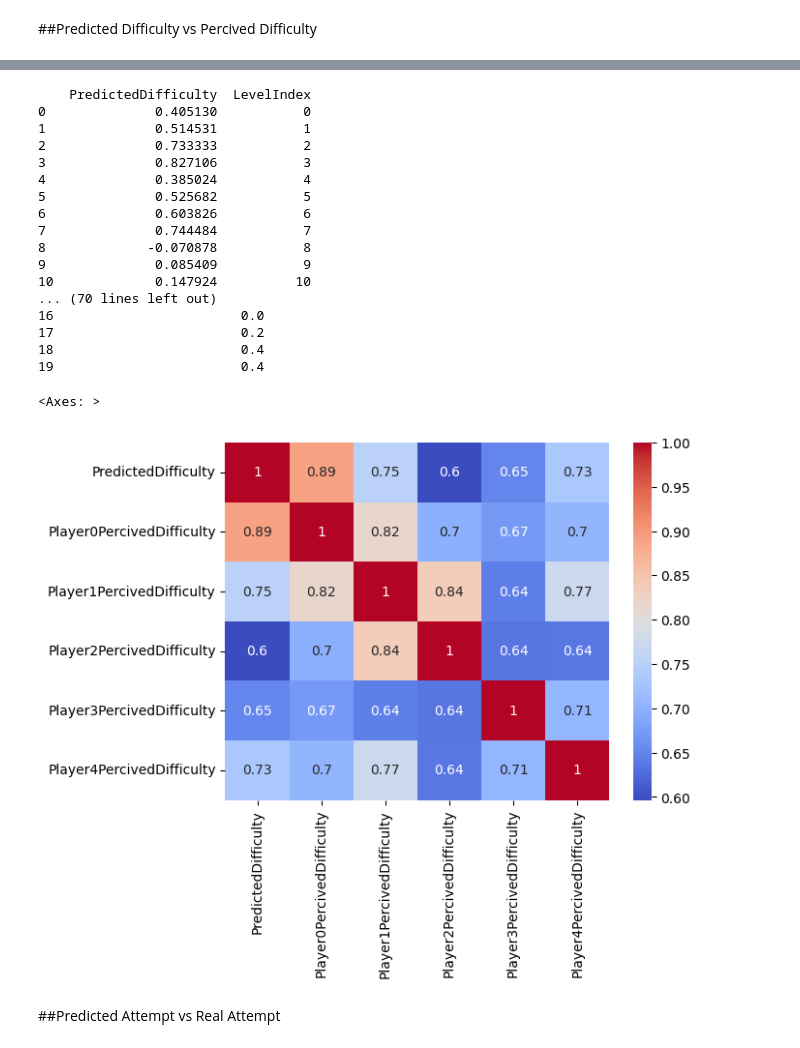
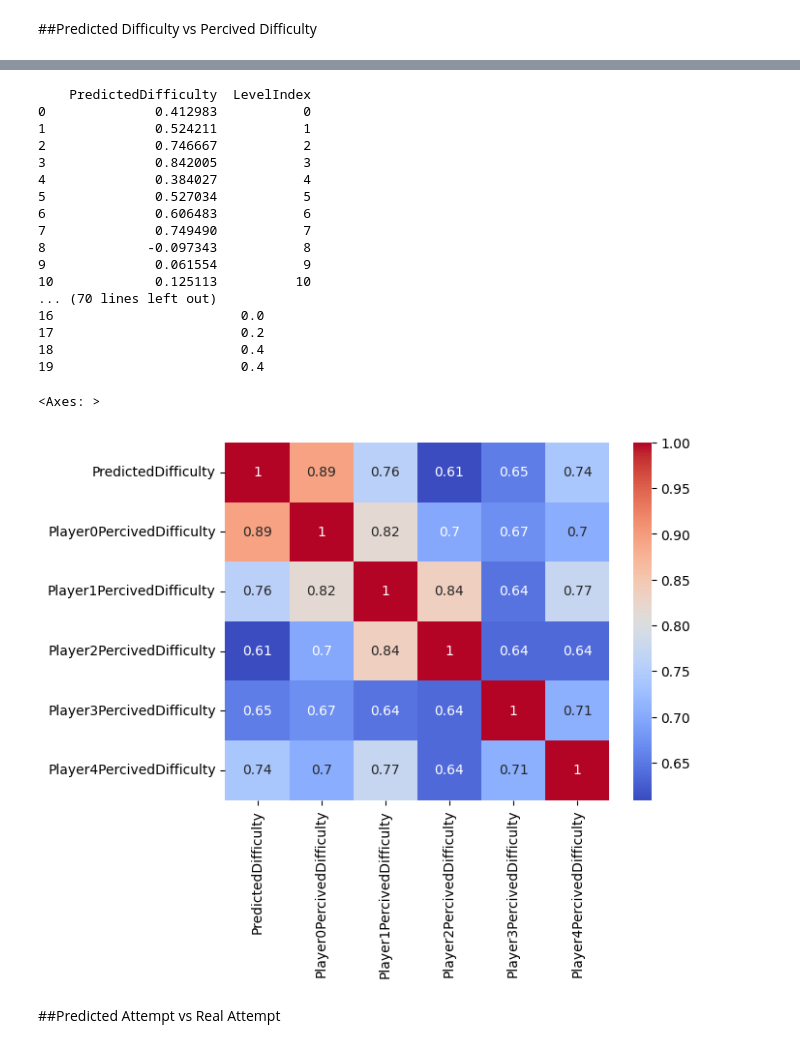
Before and after one commit to LingPeiYu/AaltoThesisDataAnalysis, a Jupyter notebook: AaltoThesisDataAnalysis.ipynb, the cells around one changed output, grey strips where cells are left out. Drawn from its saved outputs; the diff is of its cells as text; code cells hidden in the pictures.

```diff
--- a/AaltoThesisDataAnalysis.ipynb
+++ b/AaltoThesisDataAnalysis.ipynb
@@ -136,4 +109,14 @@ y_test=data_test[['PercivedDifficulty']].to_numpy()
 # %%
+#Get X
+X_train=data_train[['AIBestStep', 'QueenCount', 'RookCount', 'BishopCount', 'KnightCount', 'PawnCount']].to_numpy()
+X_val=data_val[['AIBestStep', 'QueenCount', 'RookCount', 'BishopCount', 'KnightCount', 'PawnCount']].to_numpy()
+X_test=data_test[['AIBestStep', 'QueenCount', 'RookCount', 'BishopCount', 'KnightCount', 'PawnCount']].to_numpy()
+
+#Get Y
+y_train=data_train[['PercivedDifficulty']].to_numpy()
+y_val=data_val[['PercivedDifficulty']].to_numpy()
+y_test=data_test[['PercivedDifficulty']].to_numpy()
+
 tr_errors = []
 val_errors = []
 #Polynomial Regression
@@ -237,10 +242,18 @@ import seaborn as sns
 # %%
 scaler=MinMaxScaler()
 # %%
+data=[]
+data.append(pd.read_csv("2023-3-31-18-54-29.csv", engine="python",encoding="ISO-8859-1", error_bad_lines=False))
+data.append(pd.read_csv("2023-4-1-13-06-22.csv", engine="python",encoding="ISO-8859-1", error_bad_lines=False))
+data.append(pd.read_csv("2023-4-13-14-56-46.csv", engine="python",encoding="ISO-8859-1", error_bad_lines=False))
+data.append(pd.read_csv("2023-4-15-16-17-13.csv", engine="python",encoding="ISO-8859-1", error_bad_lines=False))
+data.append(pd.read_csv("2023-4-17-16-22-19.csv", engine="python",encoding="ISO-8859-1", error_bad_lines=False))
 #sort each test's values by level index
 #extract player's specific data
 playerData=[]
 for i in range(0,len(data)):
+  data[i]['FailureCount']=data[i]['FailureCount']+1
+  data[i]=data[i].rename(columns={'FailureCount': 'Attempt'})
   p='Player'+str(i)
   playerData.append(
       data[i].rename(columns={'Attempt': p+'Attempt'}).rename(columns={'SuccessStep': p+'SuccessStep'}).rename(columns={'PercivedDifficulty': p+'PercivedDifficulty'})
@@ -249,6 +262,12 @@ for i in range(0,len(data)):
   playerData[i]=playerData[i].sort_values(by='LevelIndex',ascending=True)
 
 #sort level data
-LevelData=TestData.drop_duplicates(subset='LevelIndex').sort_values(by='LevelIndex',ascending=True)
-LevelData[['AIBestStep']]=AIStScaler.inverse_transform(LevelData[['AIBestStep']])
-#print(LevelData)
+LevelData=data[0].drop_duplicates(subset='LevelIndex').sort_values(by='LevelIndex',ascending=True)
+
+LevelData=LevelData.assign(KingCount=LevelData['ChessGroup']//100000)
+LevelData=LevelData.assign(QueenCount=LevelData['ChessGroup']%100000//10000)
+LevelData=LevelData.assign(RookCount=LevelData['ChessGroup']%10000//1000)
+LevelData=LevelData.assign(BishopCount=LevelData['ChessGroup']%1000//100)
+LevelData=LevelData.assign(KnightCount=LevelData['ChessGroup']%100//10)
+LevelData=LevelData.assign(PawnCount=LevelData['ChessGroup']%10//1)
+print(LevelData)
@@ -423,8 +473,13 @@ sns.heatmap(corr_matrix, cmap='coolwarm', annot=True)
 # %% [markdown]
 ##Predicted Difficulty vs Percived Difficulty
 # %%
-X=LevelData[['AIBestStep','KingCount', 'QueenCount', 'RookCount', 'BishopCount', 'KnightCount', 'PawnCount']]
-X[['AIBestStep']]=AIStScaler.fit_transform(X[['AIBestStep']])
+X=LevelData[['AIBestStep', 'QueenCount', 'RookCount', 'BishopCount', 'KnightCount', 'PawnCount']]
+X['QueenCount']=X['QueenCount']/ChessDecimalScaler
+X['RookCount']=X['RookCount']/ChessDecimalScaler
+X['BishopCount']=X['BishopCount']/ChessDecimalScaler
+X['KnightCount']=X['KnightCount']/ChessDecimalScaler
+X['PawnCount']=X['PawnCount']/ChessDecimalScaler
+X[['AIBestStep']]=X[['AIBestStep']]/AIStDecimalScaler
 X=X.to_numpy()
 poly = PolynomialFeatures(degree=1)
 X_poly = poly.fit_transform(X)
@@ -456,22 +523,22 @@ See the caveats in the documentation: https://pandas.pydata.org/pandas-docs/stab
     PredictedDifficulty  LevelIndex
-0              0.405130           0
-1              0.514531           1
-2              0.733333           2
-3              0.827106           3
-4              0.385024           4
-5              0.525682           5
-6              0.603826           6
-7              0.744484           7
-8             -0.070878           8
-9              0.085409           9
-10             0.147924          10
+0              0.412983           0
+1              0.524211           1
+2              0.746667           2
+3              0.842005           3
+4              0.384027           4
+5              0.527034           5
+6              0.606483           6
+7              0.749490           7
+8             -0.097343           8
+9              0.061554           9
+10             0.125113          10
 ... (70 lines left out)
 16                        0.0
 17                        0.2
 18                        0.4
 19                        0.4
 <Axes: >
-[figure, old version]
+[figure, new version]
 # %% [markdown]
 ##Predicted Attempt vs Real Attempt
 # %%
```
Also changed, not shown: parts of 32 cells of this notebook.
